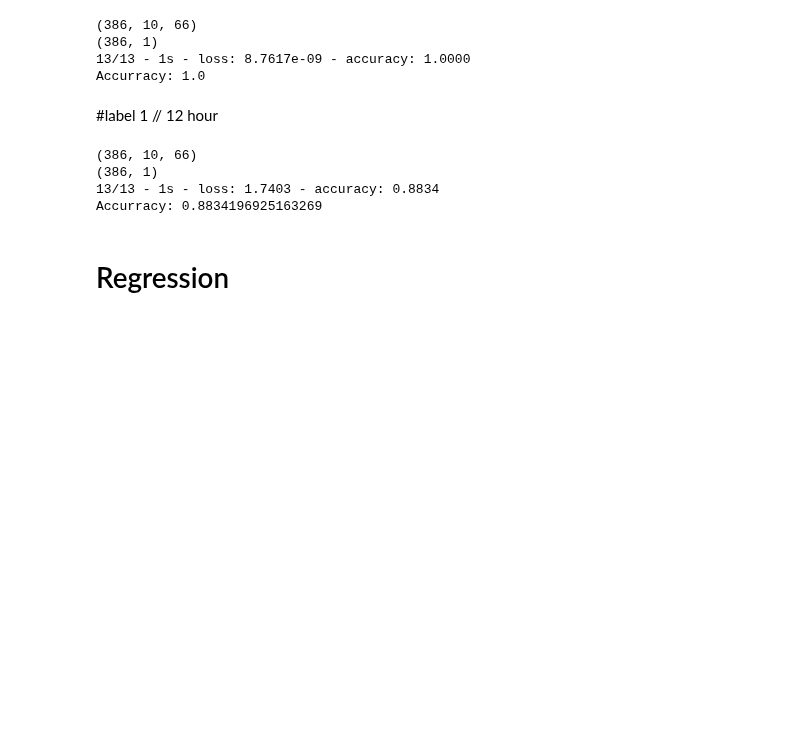
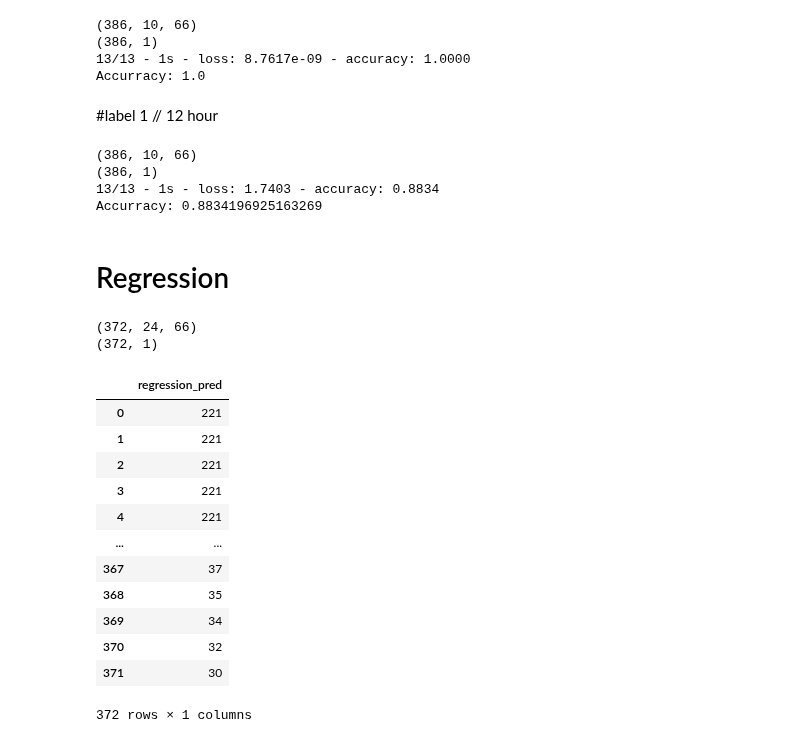
Before and after one commit to MustafaBozkurt84/predictive-maintanance-LSTM, a Jupyter notebook: predictive_maintanence_app.ipynb, the cells around one changed output. Saved outputs shown, nothing was run; the diff lists cells and outputs as text; code cells hidden in the pictures; blank space fills up the shorter version.

```diff
--- a/predictive_maintanence_app.ipynb
+++ b/predictive_maintanence_app.ipynb
@@ -756,6 +697,12 @@ df.dropna(axis=0,inplace=True)
 # %%
 test_df=df.copy()
 
+def r2_keras(y_true, y_pred):
+    """Coefficient of Determination
+    """
+    SS_res =  K.sum(K.square( y_true - y_pred ))
+    SS_tot = K.sum(K.square( y_true - K.mean(y_true) ) )
+    return ( 1 - SS_res/(SS_tot + K.epsilon()) )
 cols_normalize = test_df.columns.difference(['Time','rul'])
 pickle_in = open(f"/content/drive/MyDrive/model_predictive_maintanence/scaler_classification_label1.pkl", 'rb')
 scaler_label_classification = pickle.load(pickle_in)
@@ -828,16 +775,36 @@ label_array_test_last = np.concatenate(label_gen).astype(np.float32)
 print(label_array_test_last.shape)
 
 model_path_label2 = "/content/drive/MyDrive/model_predictive_maintanence/regression_model.h5"
-estimator = load_model(model_path_label2)
+estimator = load_model(model_path_label2,custom_objects={'r2_keras': r2_keras})
 # test metrics
 #scores_test = estimator.evaluate(seq_array_test_last, label_array_test_last, verbose=2)
 #print('Accurracy: {}'.format(scores_test[1]))
 
 # make predictions and compute confusion matrix
-y_pred_test = estimator.predict_classes(seq_array_test_last)
+y_pred_test = estimator.predict(seq_array_test_last)
 y_true_test = label_array_test_last
 
 regression_predicted=[int(i) for i in y_pred_test]
+regression_predicted=pd.DataFrame(regression_predicted,columns=["regression_pred"])
+# %% [output]
+(372, 24, 66)
+(372, 1)
+# %%
+regression_predicted
+# %% [output]
+|  | regression_pred |
+| 0 | 221 |
+| 1 | 221 |
+| 2 | 221 |
+| 3 | 221 |
+| 4 | 221 |
+| ... | ... |
+| 367 | 37 |
+| 368 | 35 |
+| 369 | 34 |
+| 370 | 32 |
+| 371 | 30 |
+372 rows × 1 columns
 # %%
 test_set = pd.DataFrame(y_pred_test)
   # Plot in blue color the predicted data and in green color the
```
Also changed, not shown: parts of 16 cells of this notebook.
